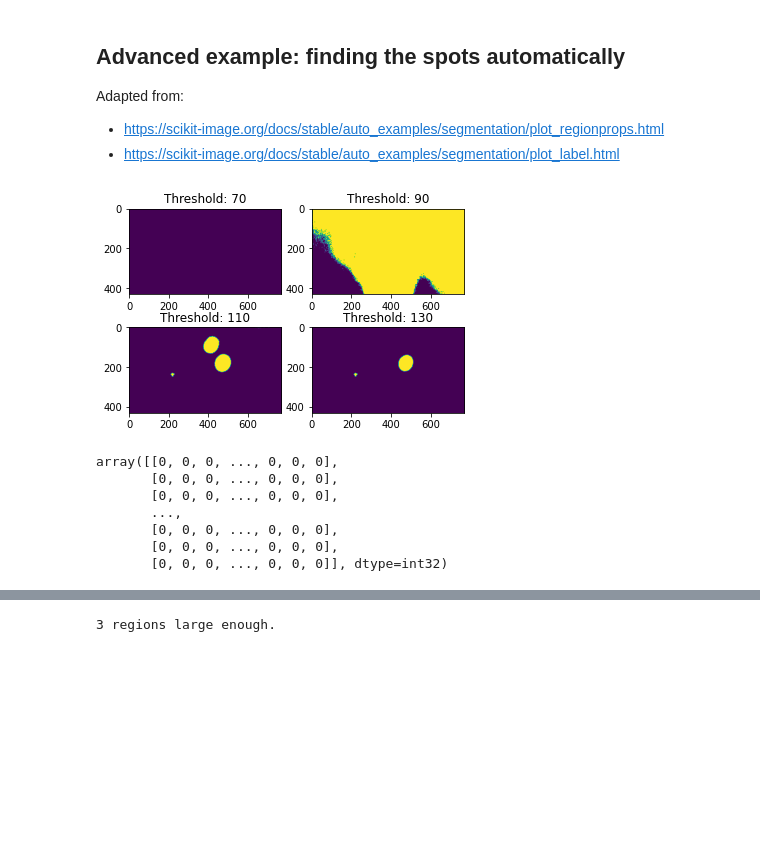
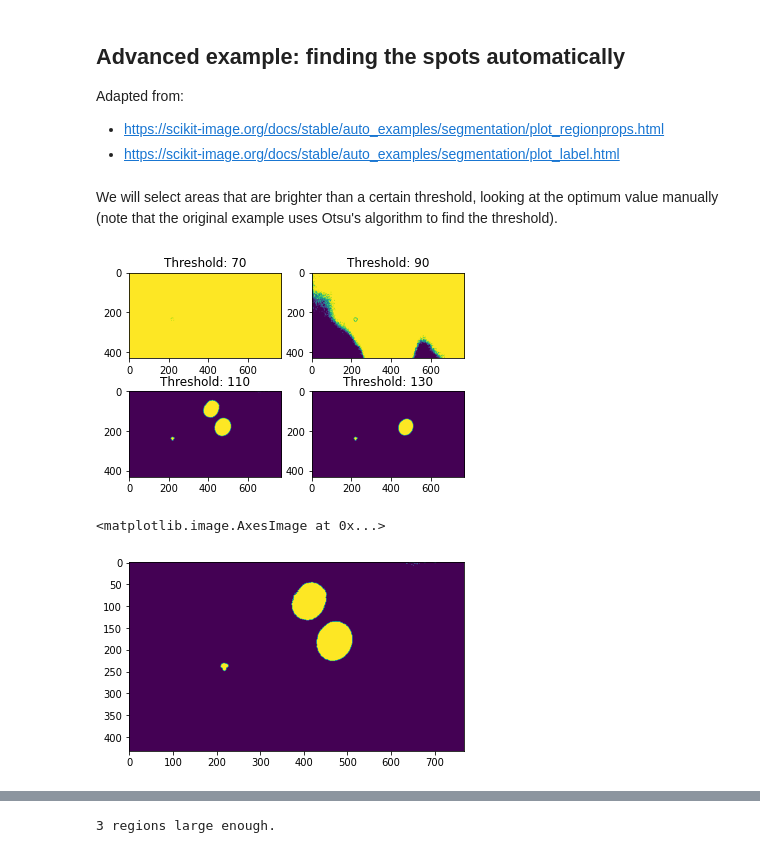
Before and after one commit to HiLASEPythonCourse/hilase-python-course-2021, a Jupyter notebook: 200_image_processing.ipynb, the cells around one changed output, grey strips where cells are left out. Saved outputs shown, nothing was run; the diff lists cells and outputs as text; code cells hidden in the pictures; blank space fills up the shorter version.

```diff
--- a/200_image_processing.ipynb
+++ b/200_image_processing.ipynb
@@ -251,36 +253,29 @@ from skimage.segmentation import clear_border
 from skimage.measure import label, regionprops
 from skimage.morphology import closing, square
 from skimage.color import label2rgb
+# %% [markdown]
+We will select areas that are brighter than a certain threshold, looking at the optimum value manually
+(note that the original example uses Otsu's algorithm to find the threshold).
 # %%
 image = image_data[:,:,0]
 
 THRESHOLD = 111
 
 fig, ax = plt.subplots(2, 2)
 
 thresholds = [[70, 90], [110, 130]]
 
 for i in range(2):
     for j in range(2):
-        binary = closing(image > thresholds[i][j], square(2))
+        binary = image > thresholds[i][j]
         ax[i][j].imshow(binary)
         ax[i][j].set_title(f"Threshold: {thresholds[i][j]}")
 # %% [output]
-[figure, old version]
+[figure, new version]
-# %%
-binary = closing(image > 110, square(5))
-
-# remove artifacts connected to image border
-cleared = clear_border(binary)
-
-# label image regions
-label_image = label(cleared)
-label_image
-# %% [output]
-array([[0, 0, 0, ..., 0, 0, 0],
-       [0, 0, 0, ..., 0, 0, 0],
-       [0, 0, 0, ..., 0, 0, 0],
-       ...,
-       [0, 0, 0, ..., 0, 0, 0],
-       [0, 0, 0, ..., 0, 0, 0],
-       [0, 0, 0, ..., 0, 0, 0]], dtype=int32)
+# %%
+binary = image > 110
+
+plt.imshow(binary)
+# %% [output]
+<matplotlib.image.AxesImage at 0x...>
+[figure, added]
```
Also changed, not shown: parts of 8 cells of this notebook, 4 other files.
